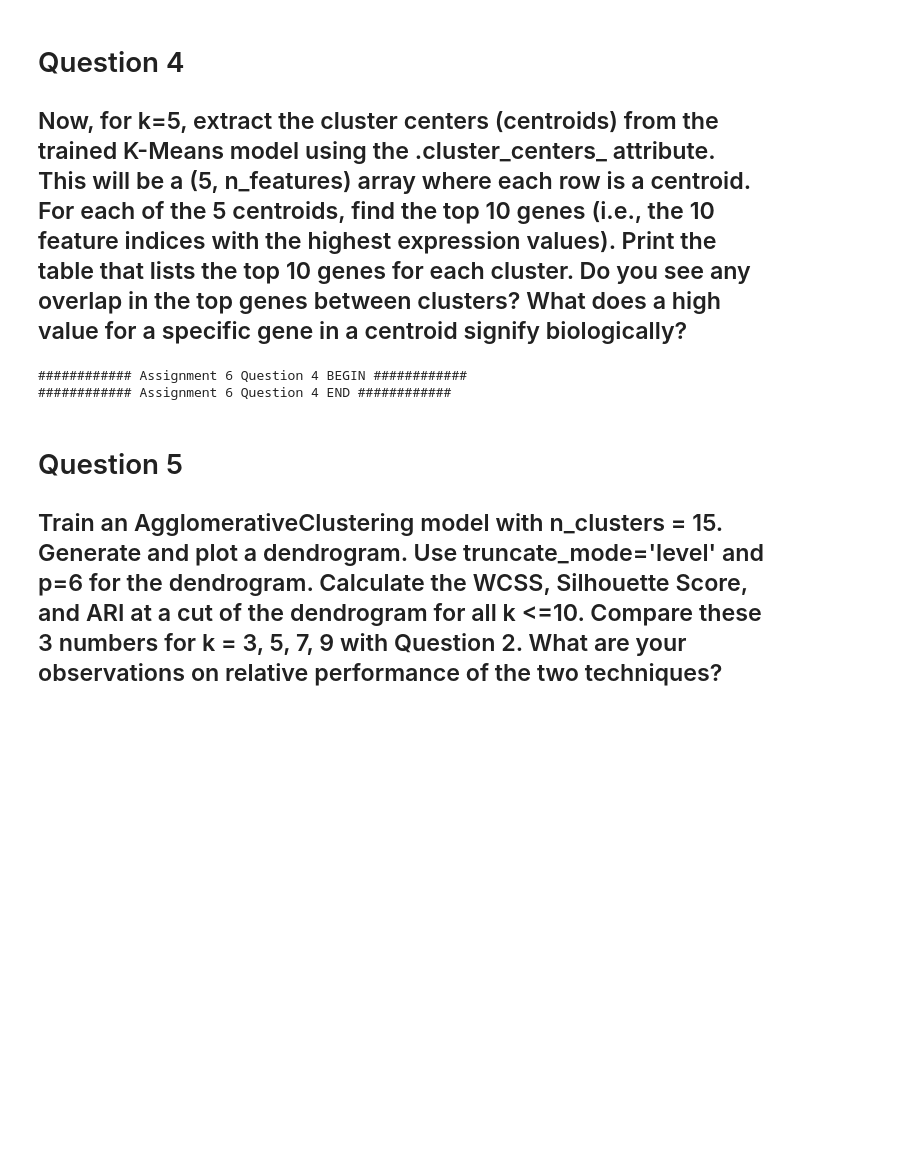
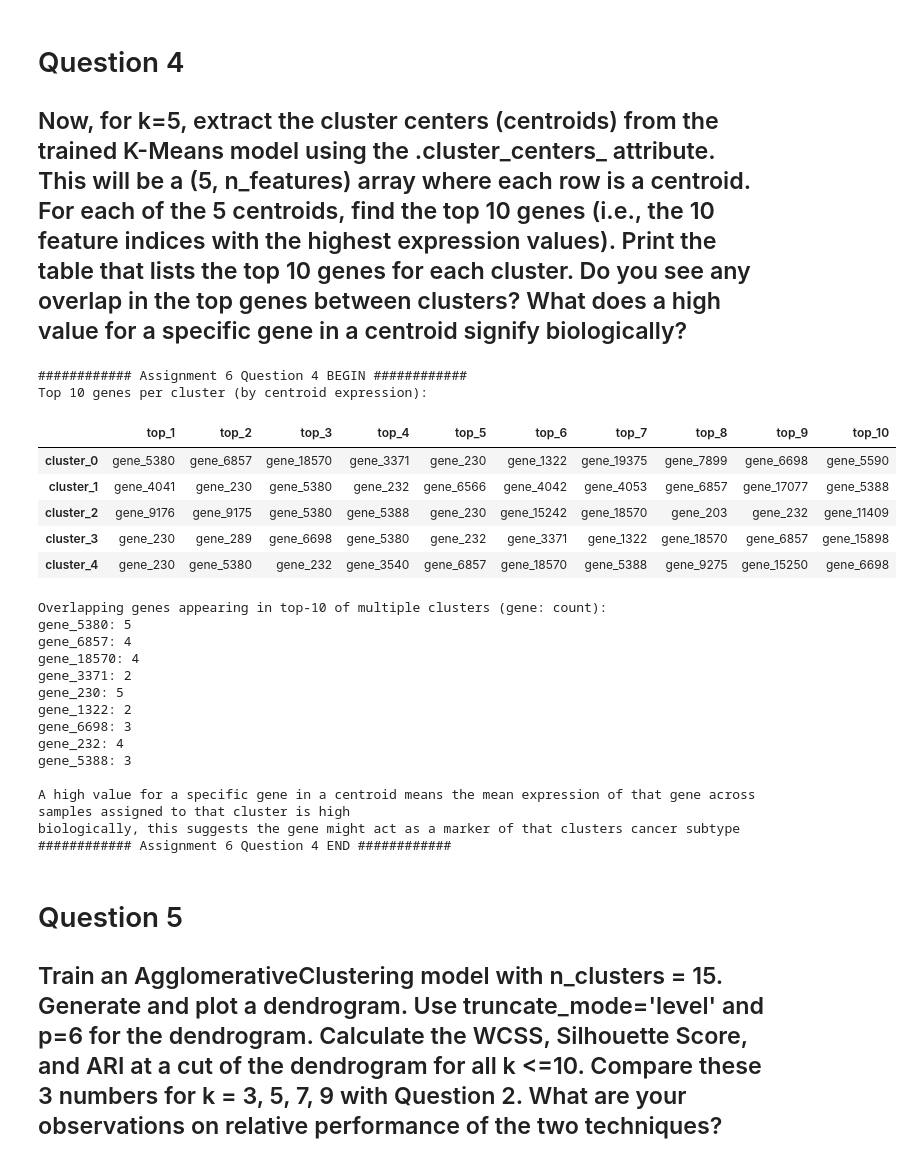
Before and after one commit to stin-j/OMIS-115-LAB, a Jupyter notebook: LAB-6/lab6.ipynb, the cells around one changed output. Drawn from its saved outputs; the diff is of its cells as text; code cells hidden in the pictures; blank space fills up the shorter version.

```diff
--- a/LAB-6/lab6.ipynb
+++ b/LAB-6/lab6.ipynb
@@ -164,12 +167,59 @@ this is from the clear visual from the Silhouette Score and ARI charts that show
 # Question 4
 ## Now, for k=5, extract the cluster centers (centroids) from the trained K-Means model using the .cluster_centers_ attribute. This will be a (5, n_features) array where each row is a centroid. For each of the 5 centroids, find the top 10 genes (i.e., the 10 feature indices with the highest expression values). Print the table that lists the top 10 genes for each cluster. Do you see any overlap in the top genes between clusters? What does a high value for a specific gene in a centroid signify biologically?
 # %%
+from collections import Counter
+
 print("############ Assignment 6 Question 4 BEGIN ############")
+# train KMeans with k=5 and extract centroids
+km5 = KMeans(n_clusters=5, random_state=0, n_init=10).fit(X)
+centers = km5.cluster_centers_  # (5, n_features) array
+cent_df = pd.DataFrame(centers, columns=X.columns, index=[f'centroid_{i}' for i in range(5)])
 
+# print top 10 genes for each centroid
+top_lists = [cent_df.iloc[i].nlargest(10).index.tolist() for i in range(5)]
+top_df = pd.DataFrame(top_lists, index=[f'cluster_{i}' for i in range(5)], columns=[f'top_{j+1}' for j in range(10)])
+print("Top 10 genes per cluster (by centroid expression):")
+display(top_df)
+
+# check overlap between top 10 clusters
+all_genes = [g for lst in top_lists for g in lst]
+counts = Counter(all_genes)
+overlapping = {g: c for g, c in counts.items() if c > 1}
+
+print("\nOverlapping genes appearing in top-10 of multiple clusters (gene: count):")
+if overlapping:
+    for g, c in overlapping.items():
+        print(f"{g}: {c}")
+else:
+    print("No overlaps found among top-10 genes.")
+
+# interpretation
+print("\nA high value for a specific gene in a centroid means the mean expression of that gene across samples assigned to that cluster is high \n" \
+"biologically, this suggests the gene might act as a marker of that clusters cancer subtype")
 print("############ Assignment 6 Question 4 END ############")
 # %% [output]
 ############ Assignment 6 Question 4 BEGIN ############
-############ Assignment 6 Question 4 END ############
+Top 10 genes per cluster (by centroid expression):
+|  | top_1 | top_2 | top_3 | top_4 | top_5 | top_6 | top_7 | top_8 | top_9 | top_10 |
+| cluster_0 | gene_5380 | gene_6857 | gene_18570 | gene_3371 | gene_230 | gene_1322 | gene_19375 | gene_7899 | gene_6698 | gene_5590 |
+| cluster_1 | gene_4041 | gene_230 | gene_5380 | gene_232 | gene_6566 | gene_4042 | gene_4053 | gene_6857 | gene_17077 | gene_5388 |
+| cluster_2 | gene_9176 | gene_9175 | gene_5380 | gene_5388 | gene_230 | gene_15242 | gene_18570 | gene_203 | gene_232 | gene_11409 |
+| cluster_3 | gene_230 | gene_289 | gene_6698 | gene_5380 | gene_232 | gene_3371 | gene_1322 | gene_18570 | gene_6857 | gene_15898 |
+| cluster_4 | gene_230 | gene_5380 | gene_232 | gene_3540 | gene_6857 | gene_18570 | gene_5388 | gene_9275 | gene_15250 | gene_6698 |
+Overlapping genes appearing in top-10 of multiple clusters (gene: count):
+gene_5380: 5
+gene_6857: 4
+gene_18570: 4
+gene_3371: 2
+gene_230: 5
+gene_1322: 2
+gene_6698: 3
+gene_232: 4
+gene_5388: 3
+
+A high value for a specific gene in a centroid means the mean expression of that gene across samples assigned to that cluster is high
+biologically, this suggests the gene might act as a marker of that clusters cancer subtype
+############ Assignment 6 Question 4 END ############
 # %% [markdown]
 # Question 5
 ## Train an AgglomerativeClustering model with n_clusters = 15. Generate and plot a dendrogram. Use truncate_mode='level' and p=6 for the dendrogram.  Calculate the WCSS, Silhouette Score, and ARI at a cut of the dendrogram for all k <=10. Compare these 3 numbers for k = 3, 5, 7, 9 with Question 2. What are your observations on relative performance of the two techniques?
```
Also changed, not shown: parts of 3 cells of this notebook.
